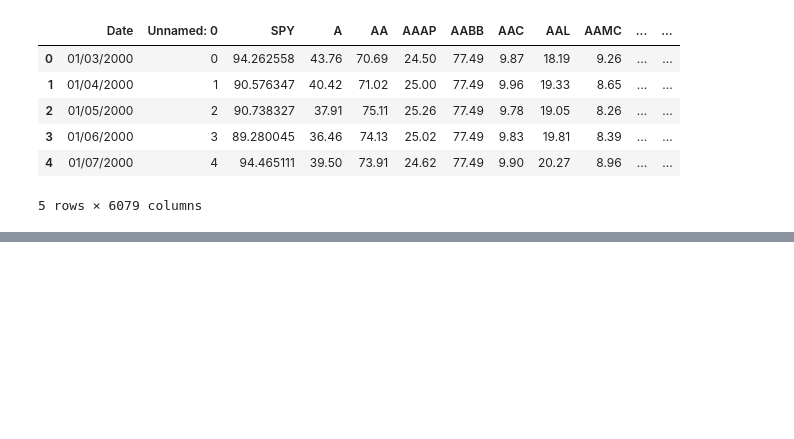
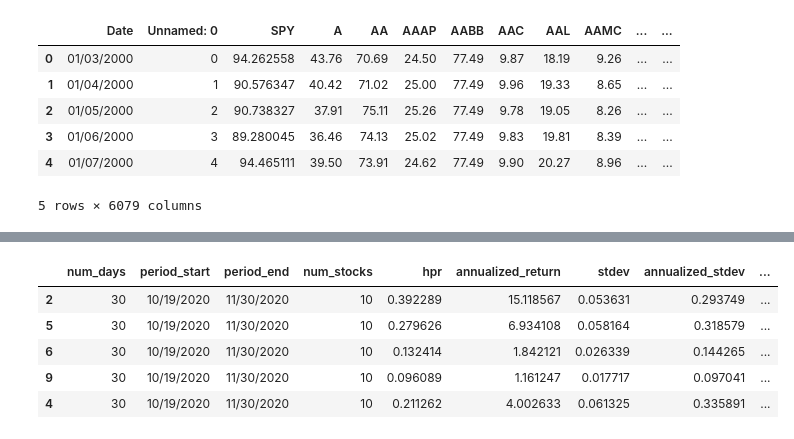
Before and after one commit to LumberJon1/EfficientPortfolio, a Jupyter notebook: EfficientPortfolioNotebook.ipynb, the cells around one changed output, grey strips where cells are left out. Drawn from its saved outputs; the diff is of its cells as text; code cells hidden in the pictures; blank space fills up the shorter version.

```diff
--- a/EfficientPortfolioNotebook.ipynb
+++ b/EfficientPortfolioNotebook.ipynb
@@ -519,0 +517,18 @@ bench_df.head()
+# %%
+#  See if there are any portfolios with better risk, return, or risk-adj return than the benchmark
+alpha_portfolios_df = revised_stats_df[revised_stats_df["risk_adj_return"] >= bench_df.loc[0, "risk_adj_return"]]
+return_portfolios_df = revised_stats_df[revised_stats_df["annualized_return"] >= bench_df.loc[0, "annualized_return"]]
+risk_portfolios_df = revised_stats_df[revised_stats_df["annualized_stdev"] <= bench_df.loc[0, "annualized_stdev"]]
+
+# Pick out the best from the list and explore its composition
+best_portfolio = alpha_portfolios_df.iloc[0]
+
+# alpha_portfolios_df["alpha"] = alpha_portfolios_df["risk_adj_return"] - bench_df["risk_adj_return"]
+alpha_portfolios_df.head()
+# %% [output]
+|  | num_days | period_start | period_end | num_stocks | hpr | annualized_return | stdev | annualized_stdev | ... |
+| 2 | 30 | 10/19/2020 | 11/30/2020 | 10 | 0.392289 | 15.118567 | 0.053631 | 0.293749 | ... |
+| 5 | 30 | 10/19/2020 | 11/30/2020 | 10 | 0.279626 | 6.934108 | 0.058164 | 0.318579 | ... |
+| 6 | 30 | 10/19/2020 | 11/30/2020 | 10 | 0.132414 | 1.842121 | 0.026339 | 0.144265 | ... |
+| 9 | 30 | 10/19/2020 | 11/30/2020 | 10 | 0.096089 | 1.161247 | 0.017717 | 0.097041 | ... |
+| 4 | 30 | 10/19/2020 | 11/30/2020 | 10 | 0.211262 | 4.002633 | 0.061325 | 0.335891 | ... |
```
Also changed, not shown: parts of 10 cells of this notebook.
